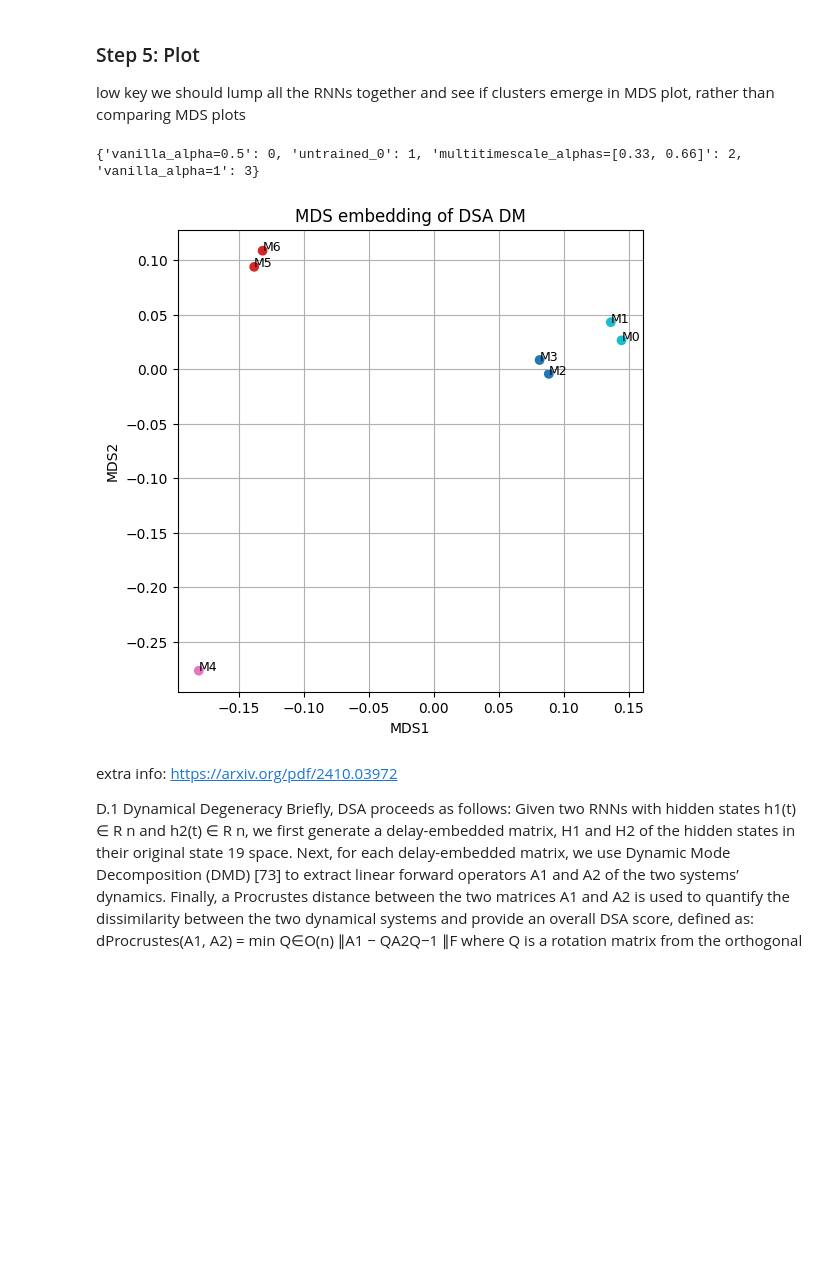
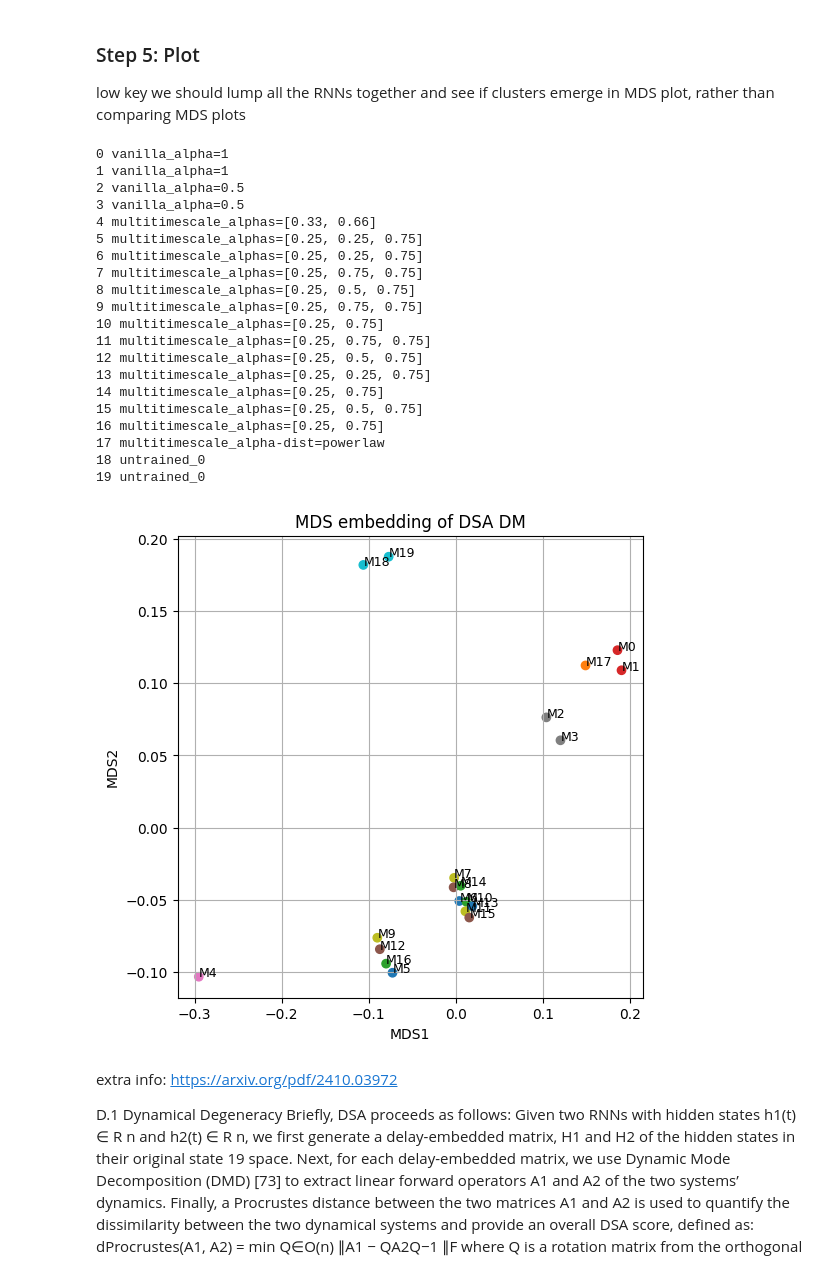
Before and after one commit to abertics/pirnns, a Jupyter notebook: pirnns/notebooks/analyze.ipynb, the cells around one changed output. Cells and saved outputs as stored; diff of their text form; code cells hidden in the pictures; blank space fills up the shorter version.

Commit message:
Modify main to allow grid multirun of vanilla, mts continuous and discrete

```diff
--- a/pirnns/notebooks/analyze.ipynb
+++ b/pirnns/notebooks/analyze.ipynb
@@ -161,7 +169,7 @@ def load_model_from_checkpoint(config: dict, checkpoint_file):
             )
         elif config["timescales_config"]["type"] == "continuous":
             pretty_model_type = (
-                f"{model_type}_alpha-dist={config['timescales_config']['values']}"
+                f"{model_type}_alpha-dist={config['timescales_config']['distribution']}"
             )
         else:
             print("AH THIS IS ILLEGAL")
@@ -293,7 +324,7 @@ Each model was computed over 15 Principal Components of the data, which had 128
 # apply pca to reduce dims; god knows if actually legal but they did it
 
 # maybe choose 15
-red_dim = 15
+red_dim = 12
 
 reduced_model_activations = []
 for i, h in enumerate(model_activations):
@@ -383,26 +430,47 @@ low key we should lump all the RNNs together and see if clusters emerge in MDS p
 # %%
 colmap = {name: n for n, name in enumerate(set(model_types))}
 
-print(colmap)
+# print(colmap)
+for i in range(len(model_types)):
+    print(i, model_types[i])
 plt.figure(figsize=(6, 6))
 plt.scatter(
     embedding[:, 0],
     embedding[:, 1],
     c=[colmap[model_type] for model_type in model_types],
     cmap="tab10",
 )
 
 for i in range(len(embedding)):
     plt.text(embedding[i, 0], embedding[i, 1], f"M{i}", fontsize=9)
 
 plt.title("MDS embedding of DSA DM")
 plt.xlabel("MDS1")
 plt.ylabel("MDS2")
 plt.grid(True)
 plt.show()
 # %% [output]
-{'vanilla_alpha=0.5': 0, 'untrained_0': 1, 'multitimescale_alphas=[0.33, 0.66]': 2, 'vanilla_alpha=1': 3}
+0 vanilla_alpha=1
+1 vanilla_alpha=1
+2 vanilla_alpha=0.5
+3 vanilla_alpha=0.5
+4 multitimescale_alphas=[0.33, 0.66]
+5 multitimescale_alphas=[0.25, 0.25, 0.75]
+6 multitimescale_alphas=[0.25, 0.25, 0.75]
+7 multitimescale_alphas=[0.25, 0.75, 0.75]
+8 multitimescale_alphas=[0.25, 0.5, 0.75]
+9 multitimescale_alphas=[0.25, 0.75, 0.75]
+10 multitimescale_alphas=[0.25, 0.75]
+11 multitimescale_alphas=[0.25, 0.75, 0.75]
+12 multitimescale_alphas=[0.25, 0.5, 0.75]
+13 multitimescale_alphas=[0.25, 0.25, 0.75]
+14 multitimescale_alphas=[0.25, 0.75]
+15 multitimescale_alphas=[0.25, 0.5, 0.75]
+16 multitimescale_alphas=[0.25, 0.75]
+17 multitimescale_alpha-dist=powerlaw
+18 untrained_0
+19 untrained_0
-[figure, old version]
+[figure, new version]
 # %% [markdown]
 extra info:
 https://arxiv.org/pdf/2410.03972
```
Also changed, not shown: parts of 6 cells of this notebook, 3 other files.
